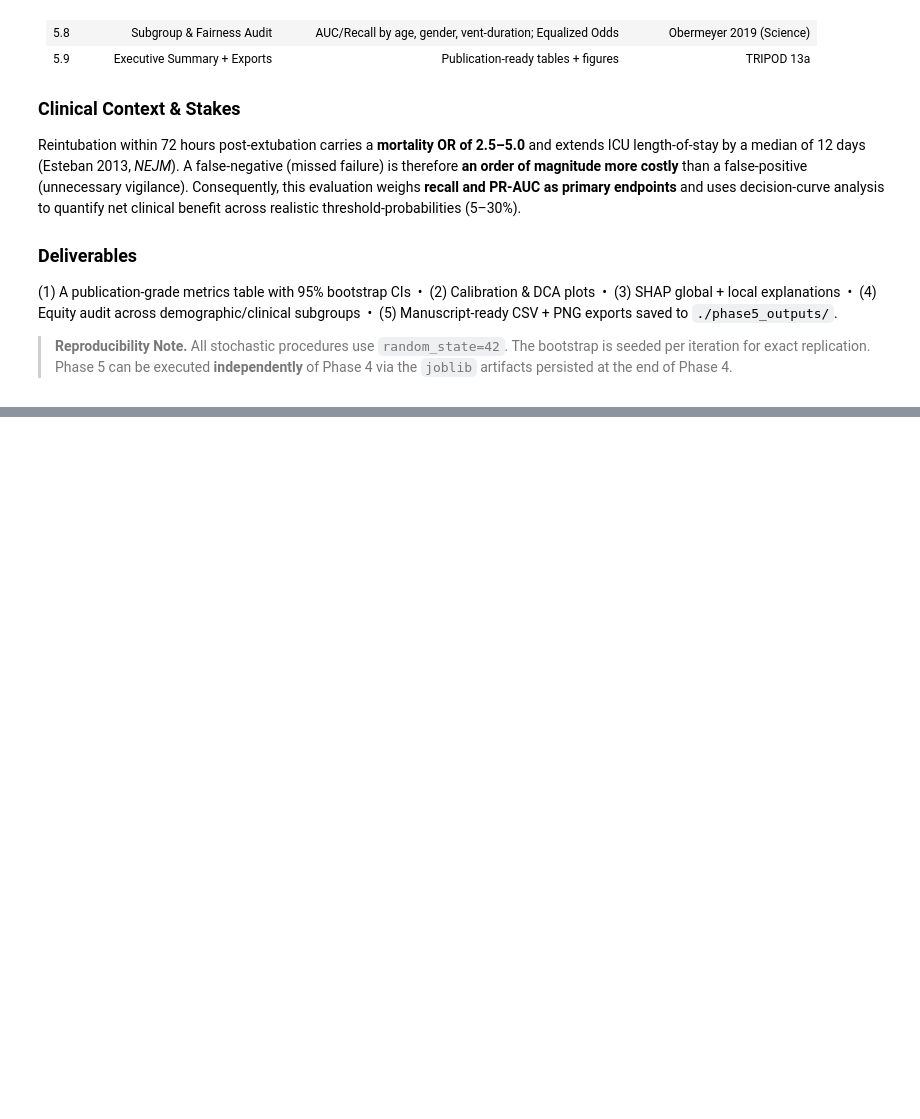
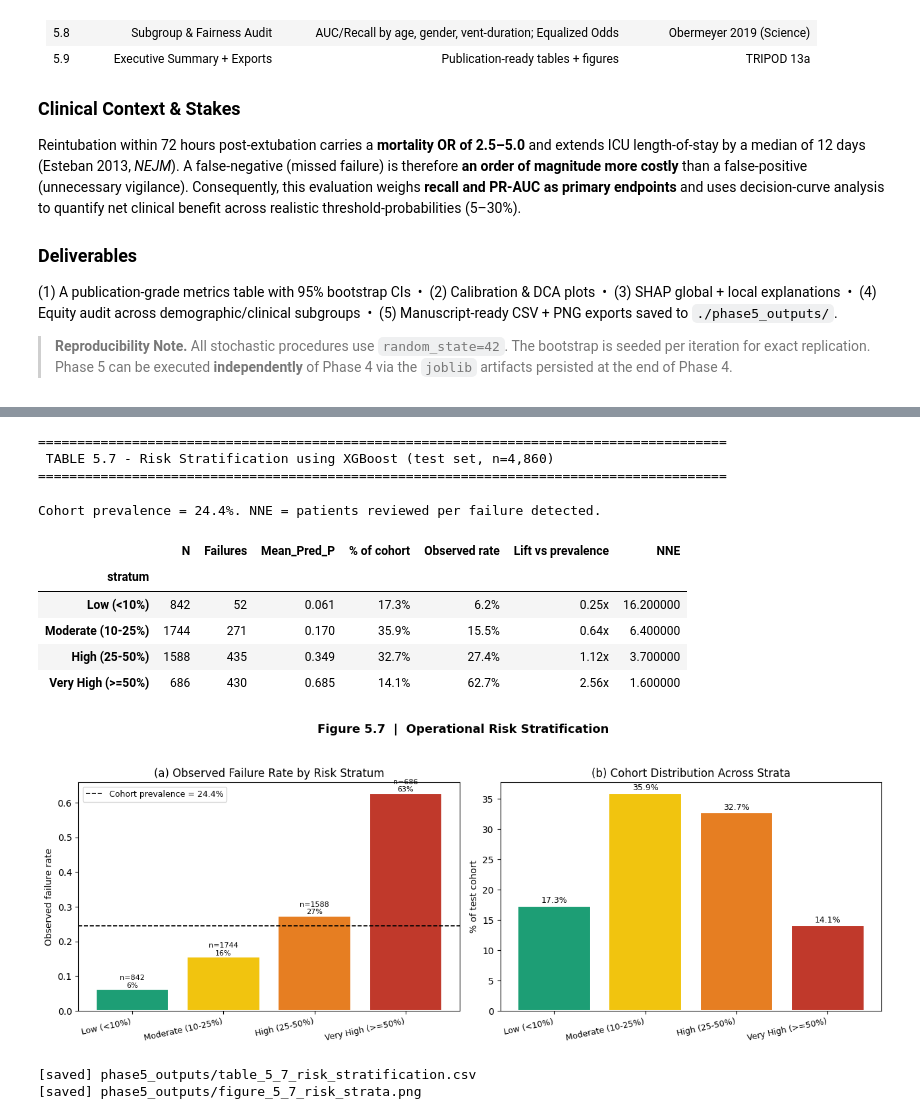
Before and after one commit to UIUO0/Predicting-Extubation-Failure, a Jupyter notebook: Predicting_Extubation_Failure.ipynb, the cells around one changed output, grey strips where cells are left out. Cells and saved outputs as stored; diff of their text form; code cells hidden in the pictures; blank space fills up the shorter version.

```diff
--- a/Predicting_Extubation_Failure.ipynb
+++ b/Predicting_Extubation_Failure.ipynb
@@ -2655,6 +2763,31 @@ print(f'\n[saved] waterfall plots -> {OUT_DIR}/figure_5_6_waterfall_*.png')
 #   * Lift over base prevalence
 #   * Positive Predictive Value, Number Needed to Evaluate (NNE)
 # -------------------------------------------------------------------
+import joblib
+import numpy as np
+import pandas as pd
+import matplotlib.pyplot as plt
+from pathlib import Path
+
+# ── Self-contained: load Phase 4 artifacts if missing ──
+def _safe_load(name: str, fallback_path: str):
+    if name in globals():
+        return globals()[name]
+    return joblib.load(fallback_path)
+
+results   = _safe_load('results',   'results.pkl')
+best_name = _safe_load('best_name', 'best_name.pkl')
+X_test    = _safe_load('X_test',    'X_test.pkl')
+y_test    = _safe_load('y_test',    'y_test.pkl')
+
+y_test_arr = np.asarray(y_test).astype(int)
+PREVALENCE = float(y_test_arr.mean())
+N_TEST     = len(y_test_arr)
+
+OUT_DIR = Path('phase5_outputs')
+OUT_DIR.mkdir(exist_ok=True)
+
+RISK_COLORS = ['#1D9E75', '#F1C40F', '#E67E22', '#C0392B']
 
 best_prob = np.asarray(results[best_name]['y_prob'])
 
@@ -2704,33 +2837,47 @@ bars = ax0.bar(x, agg['Observed rate'], color=RISK_COLORS[:len(agg)],
                edgecolor='white', linewidth=1.5)
 ax0.axhline(PREVALENCE, color='black', ls='--', lw=1.2,
             label=f'Cohort prevalence = {PREVALENCE:.1%}')
 ax0.set_xticks(x)
 ax0.set_xticklabels(agg.index, rotation=12, ha='right', fontsize=9)
 ax0.set_ylabel('Observed failure rate')
 ax0.set_title('(a) Observed Failure Rate by Risk Stratum')
 ax0.legend(fontsize=9)
 for b, n, fr in zip(bars, agg['N'], agg['Observed rate']):
     ax0.text(b.get_x() + b.get_width() / 2, fr + 0.005,
              f'n={n}\n{fr:.0%}', ha='center', fontsize=8)
 
 ax1 = axes[1]
 ax1.bar(x, agg['% of cohort'],
         color=RISK_COLORS[:len(agg)], edgecolor='white', linewidth=1.5)
 ax1.set_xticks(x)
 ax1.set_xticklabels(agg.index, rotation=12, ha='right', fontsize=9)
 ax1.set_ylabel('% of test cohort')
 ax1.set_title('(b) Cohort Distribution Across Strata')
 for i, v in enumerate(agg['% of cohort']):
     ax1.text(i, v + 0.5, f'{v:.1f}%', ha='center', fontsize=9)
 
 fig.suptitle('Figure 5.7  |  Operational Risk Stratification',
              fontsize=13, fontweight='bold', y=1.04)
 plt.tight_layout()
 plt.savefig(OUT_DIR / 'figure_5_7_risk_strata.png')
 plt.show()
 
 print(f'\n[saved] {OUT_DIR}/table_5_7_risk_stratification.csv')
 print(f'[saved] {OUT_DIR}/figure_5_7_risk_strata.png')
+# %% [output]
+========================================================================================
+ TABLE 5.7 - Risk Stratification using XGBoost (test set, n=4,860)
+========================================================================================
+Cohort prevalence = 24.4%. NNE = patients reviewed per failure detected.
+|  | N | Failures | Mean_Pred_P | % of cohort | Observed rate | Lift vs prevalence | NNE |
+| stratum |  |  |  |  |  |  |  |
+| Low (<10%) | 842 | 52 | 0.061 | 17.3% | 6.2% | 0.25x | 16.200000 |
+| Moderate (10-25%) | 1744 | 271 | 0.170 | 35.9% | 15.5% | 0.64x | 6.400000 |
+| High (25-50%) | 1588 | 435 | 0.349 | 32.7% | 27.4% | 1.12x | 3.700000 |
+| Very High (>=50%) | 686 | 430 | 0.685 | 14.1% | 62.7% | 2.56x | 1.600000 |
+[figure, added]
+[saved] phase5_outputs/table_5_7_risk_stratification.csv
+[saved] phase5_outputs/figure_5_7_risk_strata.png
 # %%
 # ===================================================================
 # Section 5.8 | Subgroup Performance Audit (Algorithmic Fairness)
```
Also changed, not shown: parts of 21 cells of this notebook, 20 other files.
